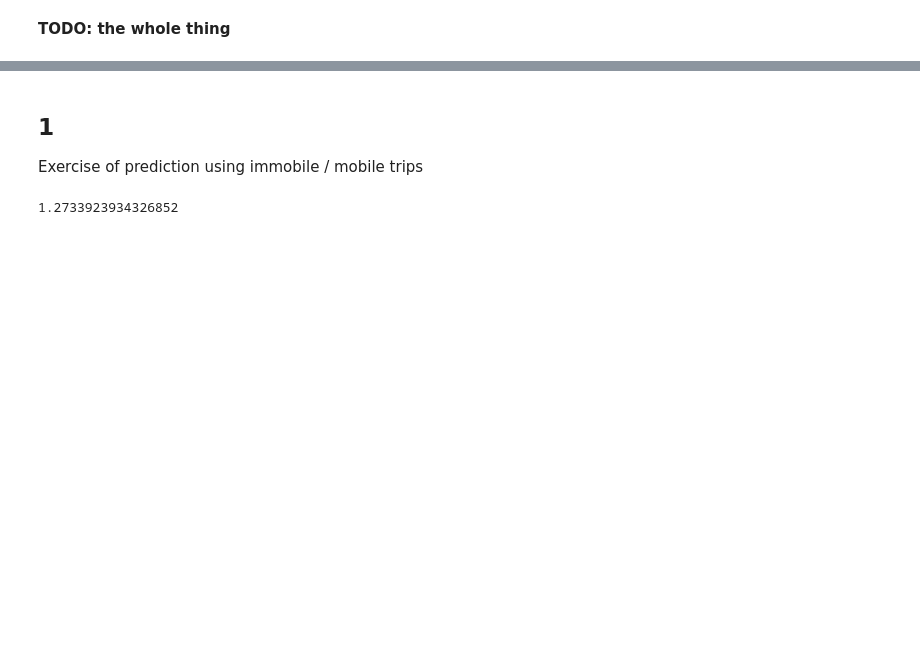
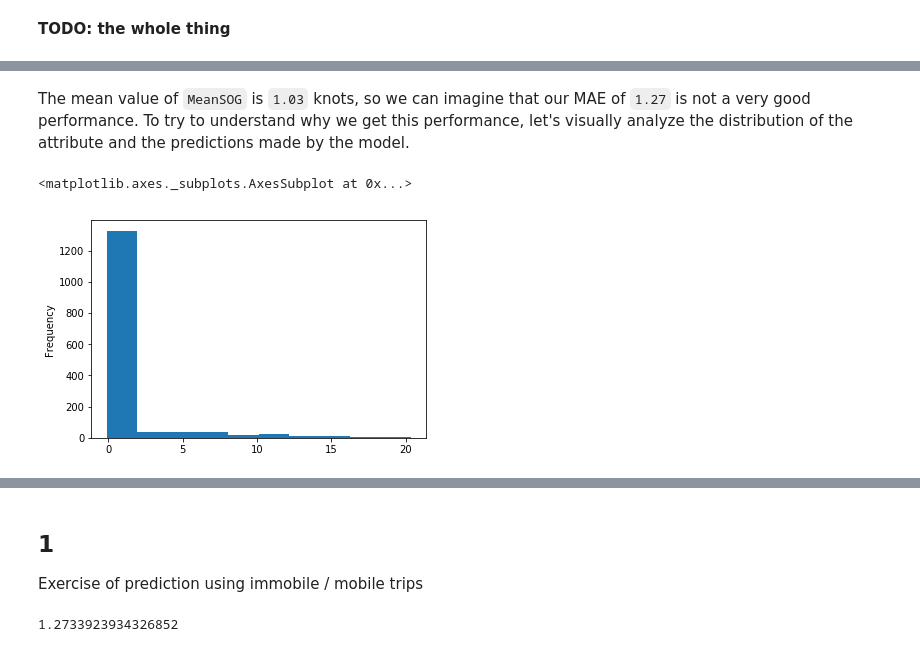
Before and after one commit to xldrkp/jb-test, a Jupyter notebook: content/chapter1-numerical/1-2-3-biased.ipynb, the cells around one changed output, grey strips where cells are left out. Drawn from its saved outputs; the diff is of its cells as text; code cells hidden in the pictures; blank space fills up the shorter version.

```diff
--- a/content/chapter1-numerical/1-2-3-biased.ipynb
+++ b/content/chapter1-numerical/1-2-3-biased.ipynb
@@ -18,0 +55,7 @@ __TODO: the whole thing__
+# %% [markdown]
+The mean value of ``MeanSOG`` is ``1.03`` knots, so we can imagine that our MAE of ``1.27`` is not a very good performance. To try to understand why we get this performance, let's visually analyze the distribution of the attribute and the predictions made by the model.
+# %%
+static_data['MeanSOG'].plot.hist()
+# %% [output]
+<matplotlib.axes._subplots.AxesSubplot at 0x...>
+[figure, added]
```
Also changed, not shown: parts of 41 cells of this notebook.
